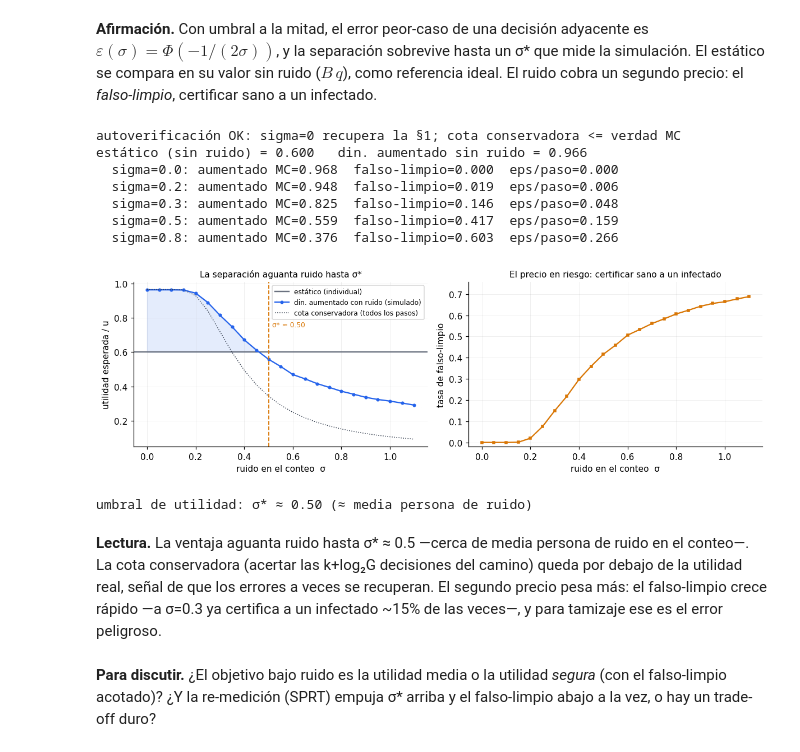
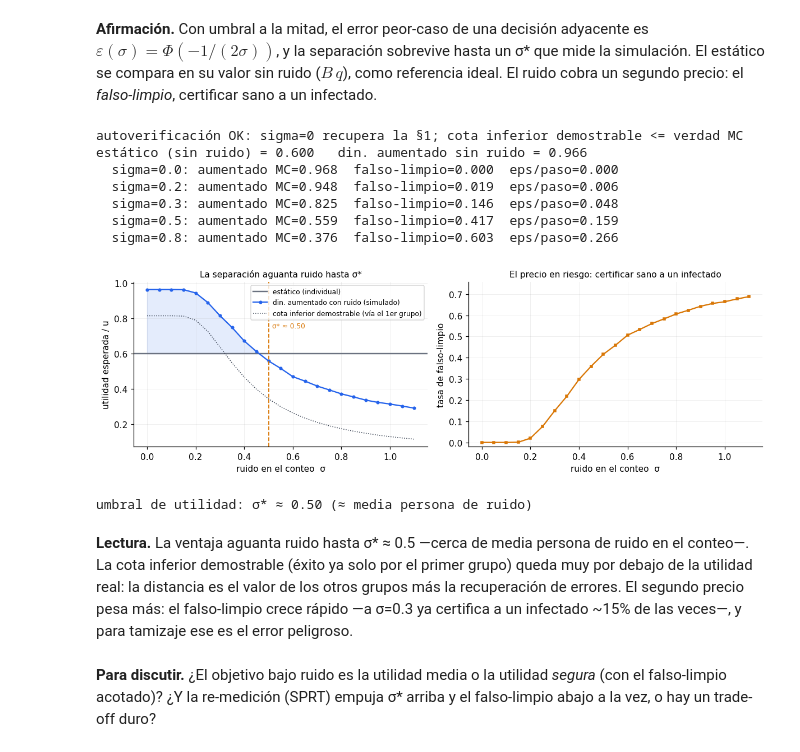
Before and after one commit to hectorrbv/pooled-testing-dynamic, a Jupyter notebook: augmented/notebooks/19_avances_post_sesion.ipynb, the cells around one changed output. Cells and saved outputs as stored; diff of their text form; code cells hidden in the pictures.

```diff
--- a/augmented/notebooks/19_avances_post_sesion.ipynb
+++ b/augmented/notebooks/19_avances_post_sesion.ipynb
@@ -542,22 +567,27 @@ logG = round(math.log2(G)); k = B - logG
 sin_ruido = util_dinamico(B, G, q)[0]
 est = util_estatico(B, q)
 
-# autoverificación: (a) sin ruido recupera la §1; (b) la cota conservadora
-# (acertar las k+log2G decisiones del camino) nunca excede la verdad simulada.
+# cota inferior DEMOSTRABLE: el esquema acierta si el PRIMER grupo tiene un sano
+# (prob 1-(1-q)^G) y sus 1+log2G decisiones son correctas (prob >= (1-eps)^(1+log2G)).
+# Ignora los otros k-1 grupos y la recuperación de errores, así que es un piso real.
+def cota_inferior(sigma):
+    return (1 - (1 - q) ** G) * (1 - eps_por_paso(sigma)) ** (1 + logG)
+
+# autoverificación: (a) sin ruido recupera la §1; (b) la cota inferior nunca
+# excede la utilidad simulada.
 mc0, _ = dinamico_ruidoso_mc(B, G, q, 0.0, sims=20000, seed=1)
 assert abs(mc0 - sin_ruido) < 0.01, f'sigma=0 no recupera la §1: {mc0} vs {sin_ruido}'
 for s in (0.2, 0.3, 0.5):
     mc, _ = dinamico_ruidoso_mc(B, G, q, s, sims=20000, seed=1)
-    cota = sin_ruido * (1 - eps_por_paso(s)) ** (k + logG)
-    assert cota <= mc + 0.02, f'la cota conservadora excede la verdad en sigma={s}'
-print('autoverificación OK: sigma=0 recupera la §1; cota conservadora <= verdad MC')
+    assert cota_inferior(s) <= mc + 0.02, f'la cota inferior excede la verdad en sigma={s}'
+print('autoverificación OK: sigma=0 recupera la §1; cota inferior demostrable <= verdad MC')
 print(f'estático (sin ruido) = {est:.3f}   din. aumentado sin ruido = {sin_ruido:.3f}')
 for s in (0.0, 0.2, 0.3, 0.5, 0.8):
     mc, falso = dinamico_ruidoso_mc(B, G, q, s, sims=20000, seed=1)
     print(f'  sigma={s}: aumentado MC={mc:.3f}  falso-limpio={falso:.3f}  '
           f'eps/paso={eps_por_paso(s):.3f}')
 # %% [output]
-autoverificación OK: sigma=0 recupera la §1; cota conservadora <= verdad MC
+autoverificación OK: sigma=0 recupera la §1; cota inferior demostrable <= verdad MC
 estático (sin ruido) = 0.600   din. aumentado sin ruido = 0.966
   sigma=0.0: aumentado MC=0.968  falso-limpio=0.000  eps/paso=0.000
   sigma=0.2: aumentado MC=0.948  falso-limpio=0.019  eps/paso=0.006
@@ -567,40 +597,40 @@ estático (sin ruido) = 0.600   din. aumentado sin ruido = 0.966
 # %%
 # figura: la separación contra el ruido (izq) y el precio en riesgo (der)
 sigmas = np.linspace(0.0, 1.1, 23)
 util = [dinamico_ruidoso_mc(B, G, q, float(s), sims=12000, seed=2)[0] for s in sigmas]
 falso = [dinamico_ruidoso_mc(B, G, q, float(s), sims=12000, seed=2)[1] for s in sigmas]
-cota = [sin_ruido * (1 - eps_por_paso(float(s))) ** (k + logG) for s in sigmas]
+cota = [cota_inferior(float(s)) for s in sigmas]
 # umbral sigma*: donde la utilidad dinámica cruza el estático
 sig_star = next((float(s) for s, m in zip(sigmas, util) if m < est), None)
 
 fig, (ax1, ax2) = plt.subplots(1, 2, figsize=(11, 3.6))
 ax1.axhline(est, color=GRIS, lw=1.6, label='estático (individual)')
 ax1.plot(sigmas, util, marker='o', ms=3, color=AZUL, label='din. aumentado con ruido (simulado)')
-ax1.plot(sigmas, cota, ls=':', color=TINTA, lw=1, label='cota conservadora (todos los pasos)')
+ax1.plot(sigmas, cota, ls=':', color=TINTA, lw=1, label='cota inferior demostrable (vía el 1er grupo)')
 ax1.fill_between(sigmas, est, util, where=[u > est for u in util], color=AZUL, alpha=0.12)
 if sig_star is not None:
     ax1.axvline(sig_star, color=AMBAR, ls='--', lw=1.2)
     ax1.annotate(f'σ* ≈ {sig_star:.2f}', (sig_star, est), textcoords='offset points',
                  xytext=(4, 30), fontsize=8, color=AMBAR)
 ax1.set_xlabel('ruido en el conteo  σ'); ax1.set_ylabel('utilidad esperada / u')
 ax1.set_title('La separación aguanta ruido hasta σ*', fontsize=10)
 ax1.legend(fontsize=8, loc='upper right')
 
 ax2.plot(sigmas, falso, marker='s', ms=3, color=AMBAR)
 ax2.set_xlabel('ruido en el conteo  σ')
 ax2.set_ylabel('tasa de falso-limpio')
 ax2.set_title('El precio en riesgo: certificar sano a un infectado', fontsize=10)
 ax2.set_ylim(-0.02, max(0.05, max(falso) * 1.1))
 fig.tight_layout(); plt.show()
 print(f'umbral de utilidad: σ* ≈ {sig_star:.2f} (≈ media persona de ruido)')
 # %% [output]
-[figure, old version]
+[figure, new version]
 umbral de utilidad: σ* ≈ 0.50 (≈ media persona de ruido)
 # %% [markdown]
 **Lectura.** La ventaja aguanta ruido hasta σ\* ≈ 0.5 —cerca de media
-persona de ruido en el conteo—. La cota conservadora (acertar las k+log₂G
-decisiones del camino) queda por debajo de la utilidad real, señal de que los
-errores a veces se recuperan. El segundo precio pesa más: el falso-limpio crece
+persona de ruido en el conteo—. La cota inferior demostrable (éxito ya solo por
+el primer grupo) queda muy por debajo de la utilidad real: la distancia es el
+valor de los otros grupos más la recuperación de errores. El segundo precio pesa más: el falso-limpio crece
 rápido —a σ=0.3 ya certifica a un infectado ~15% de las veces—, y para tamizaje
 ese es el error peligroso.
 # %% [markdown]
```
Also changed, not shown: parts of 16 cells of this notebook, 1 other file.
